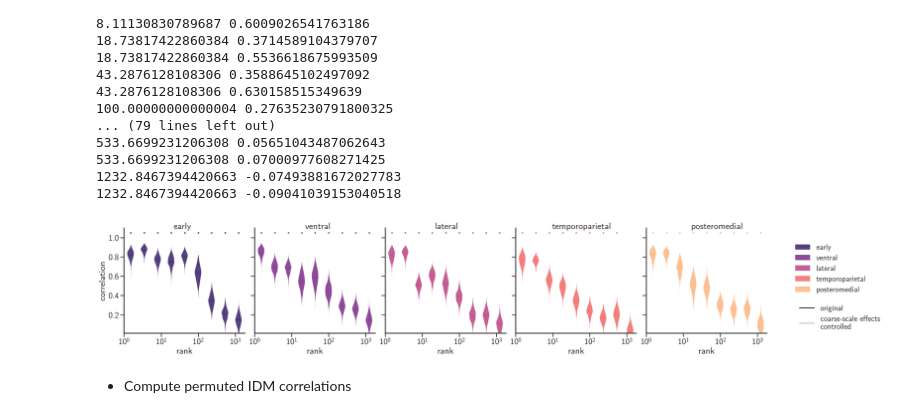
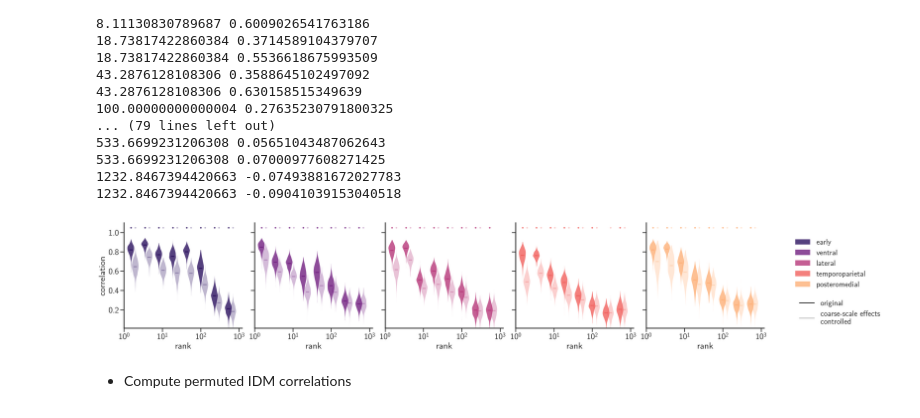
Before and after one commit to kelseyhan-jhu/indiv_dim, a Jupyter notebook: notebooks/idm_binning-fully-partial_bootstrap90-diff.ipynb, the cells around one changed output. Drawn from its saved outputs; the diff is of its cells as text; code cells hidden in the pictures.

```diff
--- a/notebooks/idm_binning-fully-partial_bootstrap90-diff.ipynb
+++ b/notebooks/idm_binning-fully-partial_bootstrap90-diff.ipynb
@@ -231,7 +231,7 @@ for roi in rois:
         motion=True,
         motion_dir="/home/chan21/_individual_dim/results/",
         motion_type=["ISC", "AnnaK"],
-        isc=False,
+        isc=True,
         isc_dir=f"/data/chan21/idim-debug-spectra/results/isc_{roi}_functional/eigenspectra.h5", #f"/home/chan21/idim-debug-spectra/results/isc_{roi}_functional/eigenspectra.h5", #"/data/chan21/indiv_diff_dim/results/n=39/isc_occipital_functional/eigenspectra.h5",
         anatomical=False,
         #anatomical_dir="/path/to/anatomical_matrices"
@@ -652,7 +1861,7 @@ plt.rcParams.update({
 idm_roi_colors = sns.color_palette("magma", n_colors=len(rois))
 
 for n_roi, roi in enumerate(rois):
-    for n_bin, bin in enumerate(unique_bins):
+    for n_bin, bin in enumerate(unique_bins[:-1]):
         # Get bootstrap samples for both conditions
         samples_isc = np.array([sp[n_bin] for sp in roi_boot_corrs_isc[roi]])
         samples = np.array([sp[n_bin] for sp in roi_boot_corrs[roi]])
@@ -665,19 +1874,19 @@ for n_roi, roi in enumerate(rois):
         width = pos * 0.4
 
         # Create violin plots with adjusted widths
-        # v1 = axes[n_roi].violinplot(samples_isc, [pos * 1.3], points=100,
-        #                           widths=[pos * 1.3 * 0.4],  # Scale width with shifted position
-        #                           showmeans=True, showextrema=False)
+        v1 = axes[n_roi].violinplot(samples_isc, [pos * 1.3], points=100,
+                                  widths=[pos * 1.3 * 0.4],  # Scale width with shifted position
+                                  showmeans=True, showextrema=False)
         v2 = axes[n_roi].violinplot(samples, [pos], points=100,
                                   widths=[width],
                                   showmeans=True, showextrema=False)
 
         # Style the violin plots
         # ISC-controlled (solid)
-        # v1['bodies'][0].set_color(idm_roi_colors[rois.index(roi)])
-        # v1['bodies'][0].set_alpha(0.3)
-        # v1['cmeans'].set_color(idm_roi_colors[rois.index(roi)])
-        # v1['cmeans'].set_alpha(0.3)
+        v1['bodies'][0].set_color(idm_roi_colors[rois.index(roi)])
+        v1['bodies'][0].set_alpha(0.3)
+        v1['cmeans'].set_color(idm_roi_colors[rois.index(roi)])
+        v1['cmeans'].set_alpha(0.3)
         #v1['cmins'].set_color(idm_roi_colors[rois.index(roi)])
         #v1['cmaxes'].set_color(idm_roi_colors[rois.index(roi)])
         #v1['cbars'].set_color(idm_roi_colors[rois.index(roi)])
@@ -686,7 +1895,7 @@ for n_roi, roi in enumerate(rois):
         v2['bodies'][0].set_color(idm_roi_colors[rois.index(roi)])
         v2['bodies'][0].set_alpha(0.8)
         v2['cmeans'].set_color(idm_roi_colors[rois.index(roi)])
-        v2['cmeans'].set_alpha(0.3)
+        v2['cmeans'].set_alpha(0.8)
         #v2['cmins'].set_color(idm_roi_colors[rois.index(roi)])
         #v2['cmins'].set_alpha(0.3)
         #v2['cmaxes'].set_color(idm_roi_colors[rois.index(roi)])
@@ -695,8 +1904,8 @@ for n_roi, roi in enumerate(rois):
         #v2['cbars'].set_alpha(0.3)
 
         #Add significance testing if needed
-        # if bin in significance_isc[roi]:
-        #     axes[n_roi].scatter(pos * 1.3, 1.05, color=idm_roi_colors[n_roi], alpha=0.3, s=20)
+        if bin in significance_isc[roi]:
+            axes[n_roi].scatter(pos * 1.3, 1.05, color=idm_roi_colors[n_roi], alpha=0.3, s=20)
         if bin in significance[roi]:
             axes[n_roi].scatter(pos, 1.05, color=idm_roi_colors[n_roi], alpha=0.8, s=20)
 
@@ -704,43 +1913,44 @@ for n_roi, roi in enumerate(rois):
     # Set scales and limits
     axes[n_roi].set_xscale('log')
     axes[n_roi].set_xlabel('rank')
-    axes[n_roi].set_xlim(1, 1800)
+    axes[n_roi].set_xlim(1, 1200)
     axes[n_roi].set_ylim(10e-3, 1.10)
     axes[n_roi].tick_params(axis='both', which='major', length=10, width=2)
 
     # Set labels and ticks
     if n_roi == 0:
         axes[n_roi].set_ylabel("correlation")
     else:
         axes[n_roi].set_yticklabels([])
         axes[n_roi].set_yticks([0.2, 0.4, 0.6, 0.8, 1.0])
 
 # Add legend (original - solid, coarse-scale effects controlled - transparent) on the right side
 legend_elements = [Line2D([0], [0], color='black', lw=2, label='original'),
                    Line2D([0], [0], color='black', lw=2, alpha=0.3, label='coarse-scale effects \ncontrolled')]
 figure.legend(handles=legend_elements, loc='upper right', bbox_to_anchor=(1.175, 0.45), fontsize=20)
 # Add ROI legend
 roi_patches = [Rectangle((0,0), 1, 1, color=idm_roi_colors[i], alpha=0.8)
                   for i in range(len(rois))]
 figure.legend(roi_patches, ['early', 'ventral', 'lateral', 'temporoparietal', 'posteromedial'],
             bbox_to_anchor=(1.15, 0.9),
             loc='upper right',
             frameon=False,
             fontsize=20)
 
 # Add titles and labels
 #figure.text(0.5, 0, 'rank', ha='center', fontsize=24)
-figure.text(0.13, 0.95, 'early', ha='center', va='bottom', fontsize=24)
-figure.text(0.33, 0.95, 'ventral', ha='center', va='bottom', fontsize=24)
-figure.text(0.52, 0.95, 'lateral', ha='center', va='bottom', fontsize=24)
-figure.text(0.72, 0.95, 'temporoparietal', ha='center', va='bottom', fontsize=24)
-figure.text(0.92, 0.95, 'posteromedial', ha='center', va='bottom', fontsize=24)
+# figure.text(0.13, 0.95, 'early', ha='center', va='bottom', fontsize=24)
+# figure.text(0.33, 0.95, 'ventral', ha='center', va='bottom', fontsize=24)
+# figure.text(0.52, 0.95, 'lateral', ha='center', va='bottom', fontsize=24)
+# figure.text(0.72, 0.95, 'temporoparietal', ha='center', va='bottom', fontsize=24)
+# figure.text(0.92, 0.95, 'posteromedial', ha='center', va='bottom', fontsize=24)
 
 #plt.show()
-plt.savefig('figure2_violin_perm_original.svg', format='svg', dpi=300, transparent=True)
-#plt.savefig('figure2_violin_bs.svg', format='svg', dpi=300, transparent=True)
+# plt.savefig('figure2_violin_perm_original.svg', format='svg', dpi=300, transparent=True)
+plt.savefig('/home/chan21/indiv_dim/notebooks/figures/figure2_violin_bs_sig_all.svg', format='svg', dpi=300, transparent=True)
+plt.savefig('/home/chan21/indiv_dim/notebooks/figures/figure2_violin_bs_sig_all.pdf', format='pdf', dpi=300, transparent=True)
 # %% [output]
-[figure, old version]
+[figure, new version]
 # %% [markdown]
 - Compute permuted IDM correlations
 # %%
```
Also changed, not shown: parts of 9 cells of this notebook, 52 other files.
